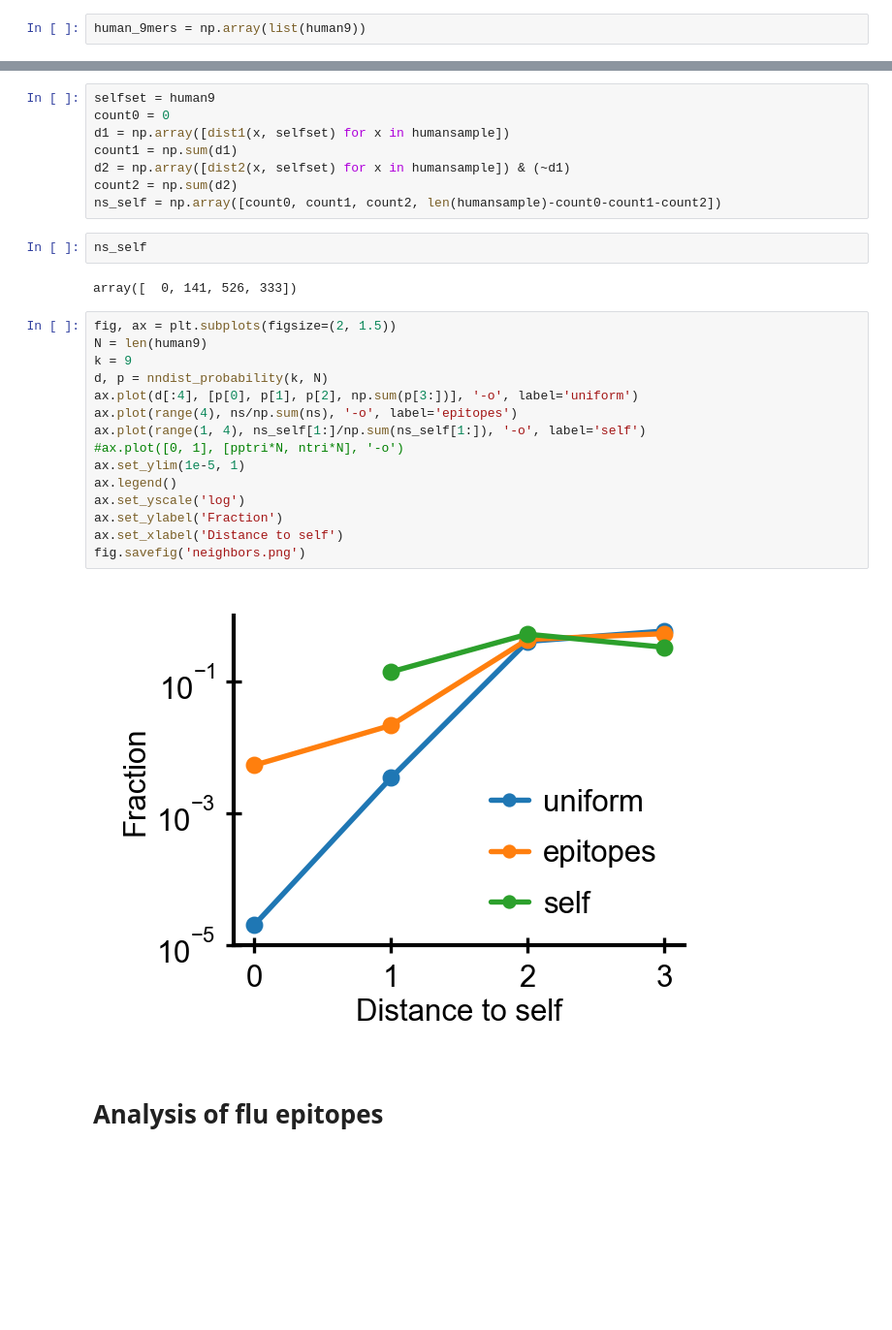
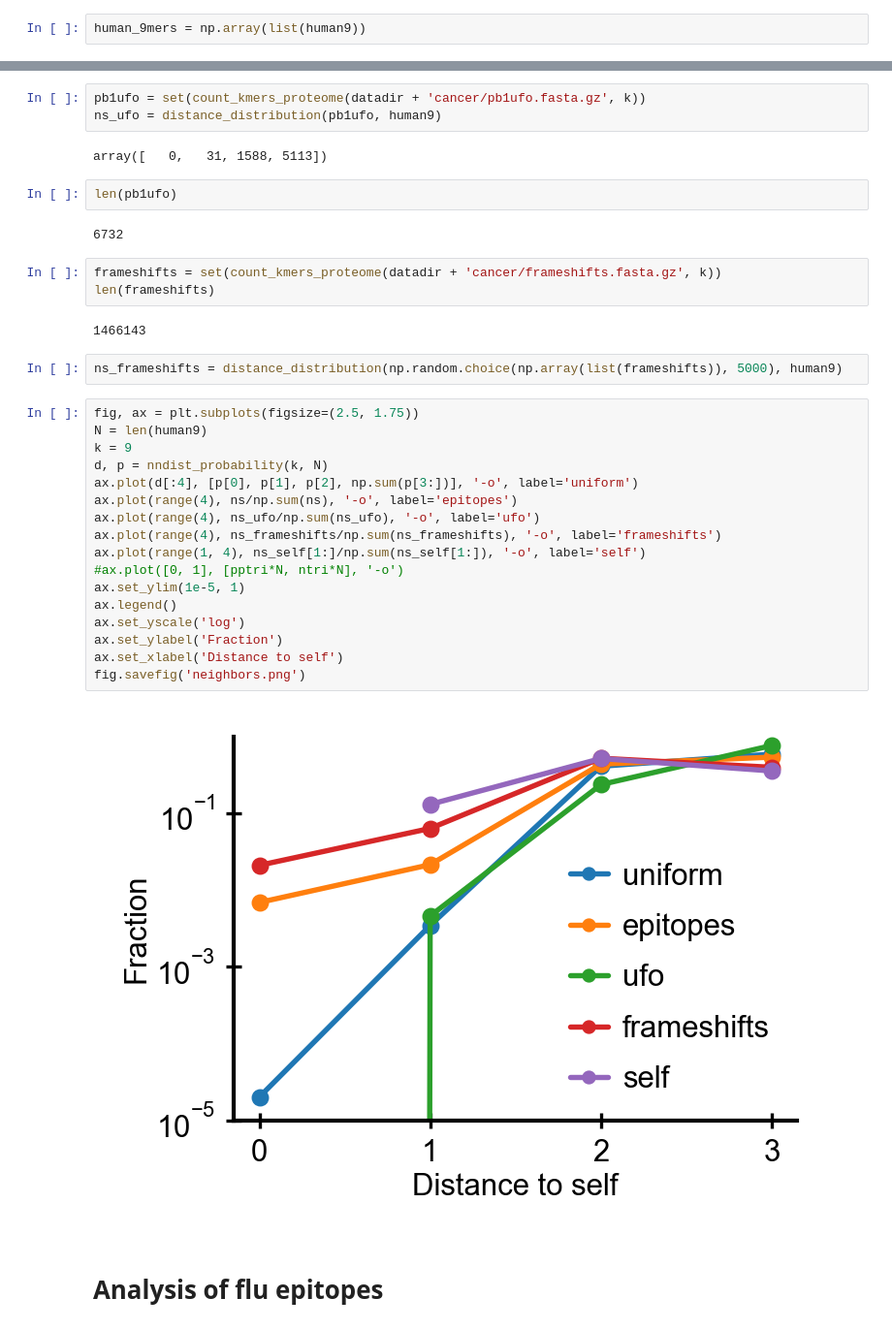
Before and after one commit to andim/peptidome, a Jupyter notebook: code/nndist/nn_analysis.ipynb, the cells around one changed output, grey strips where cells are left out. Shown: that part at 97% size. Cells and saved outputs as stored; diff of their text form; blank space fills up the shorter version.

Commit message:
added frameshift/ufo analysis

```diff
--- a/code/nndist/nn_analysis.ipynb
+++ b/code/nndist/nn_analysis.ipynb
@@ -322,32 +328,38 @@ humansample = np.random.choice(human_9mers, 1000)
-# %%
-selfset = human9
-count0 = 0
-d1 = np.array([dist1(x, selfset) for x in humansample])
-count1 = np.sum(d1)
-d2 = np.array([dist2(x, selfset) for x in humansample]) & (~d1)
-count2 = np.sum(d2)
-ns_self = np.array([count0, count1, count2, len(humansample)-count0-count1-count2])
-# %%
-ns_self
-# %% [output]
-array([  0, 141, 526, 333])
+# %%
+pb1ufo = set(count_kmers_proteome(datadir + 'cancer/pb1ufo.fasta.gz', k))
+ns_ufo = distance_distribution(pb1ufo, human9)
+# %% [output]
+array([   0,   31, 1588, 5113])
+# %%
+len(pb1ufo)
+# %% [output]
+6732
+# %%
+frameshifts = set(count_kmers_proteome(datadir + 'cancer/frameshifts.fasta.gz', k))
+len(frameshifts)
+# %% [output]
+1466143
+# %%
+ns_frameshifts = distance_distribution(np.random.choice(np.array(list(frameshifts)), 5000), human9)
 # %%
-fig, ax = plt.subplots(figsize=(2, 1.5))
+fig, ax = plt.subplots(figsize=(2.5, 1.75))
 N = len(human9)
 k = 9
 d, p = nndist_probability(k, N)
 ax.plot(d[:4], [p[0], p[1], p[2], np.sum(p[3:])], '-o', label='uniform')
 ax.plot(range(4), ns/np.sum(ns), '-o', label='epitopes')
+ax.plot(range(4), ns_ufo/np.sum(ns_ufo), '-o', label='ufo')
+ax.plot(range(4), ns_frameshifts/np.sum(ns_frameshifts), '-o', label='frameshifts')
 ax.plot(range(1, 4), ns_self[1:]/np.sum(ns_self[1:]), '-o', label='self')
 #ax.plot([0, 1], [pptri*N, ntri*N], '-o')
 ax.set_ylim(1e-5, 1)
 ax.legend()
 ax.set_yscale('log')
 ax.set_ylabel('Fraction')
 ax.set_xlabel('Distance to self')
 fig.savefig('neighbors.png')
 # %% [output]
-[figure, old version]
+[figure, new version]
 # %% [markdown]
 # Analysis of flu epitopes
 # %%
```
Also changed, not shown: parts of 11 cells of this notebook, 7 other files.
